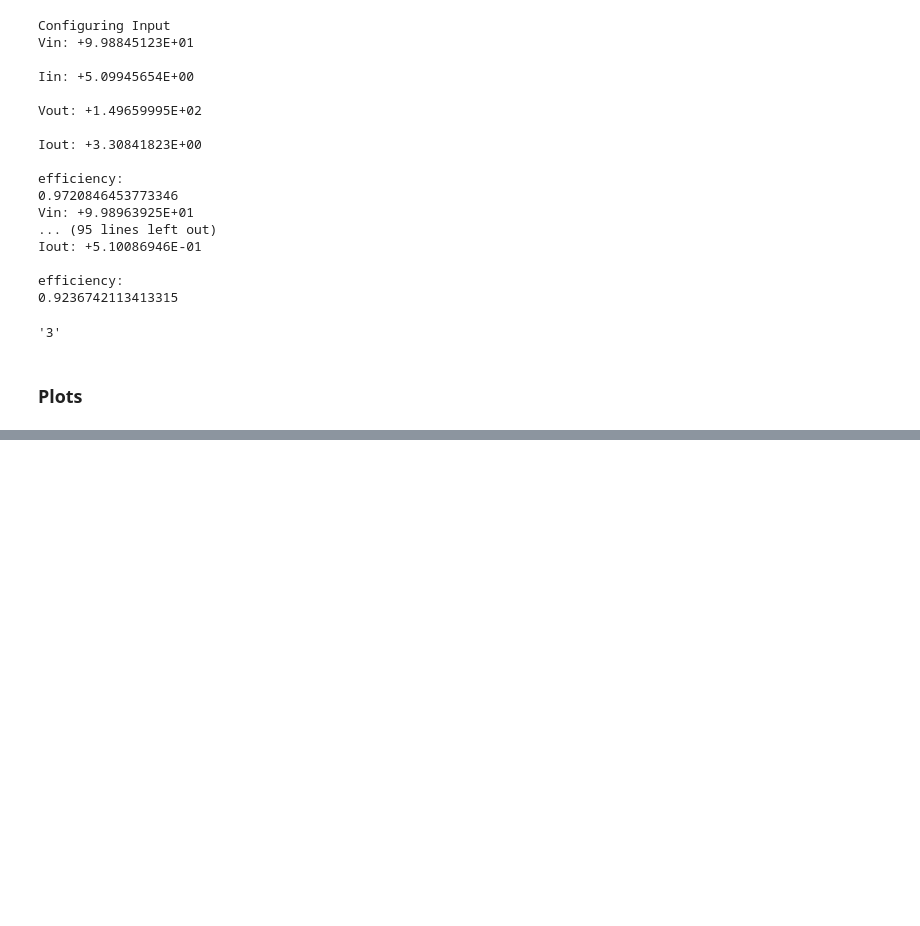
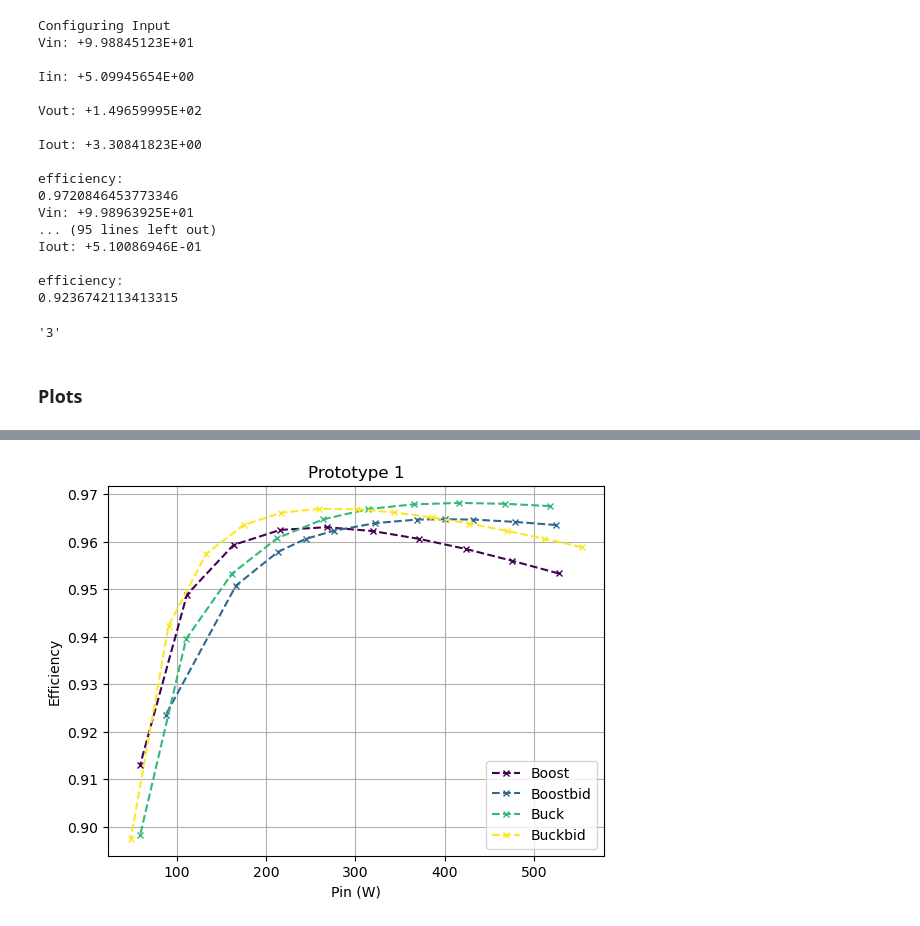
Before and after one commit to miguelfercos/SCPIAutomation, a Jupyter notebook: SCPI_final_no_load_aut_p3.ipynb, the cells around one changed output, grey strips where cells are left out. Cells and saved outputs as stored; diff of their text form; code cells hidden in the pictures; blank space fills up the shorter version.

```diff
--- a/SCPI_final_no_load_aut_p3.ipynb
+++ b/SCPI_final_no_load_aut_p3.ipynb
@@ -1005,0 +1059,44 @@ plt.show()
+# %%
+import os
+import matplotlib.pyplot as plt
+import pandas as pd
+
+# Define the main folder path and corresponding labels for the legend
+main_folder_path = r"C:\Users\PC\OneDrive - Universidad de Oviedo\PhD\5-FLEXI v2 validation\Prototype 1"
+label_prefix = "Eff"
+
+# Create an empty DataFrame to store the data from each CSV
+df = pd.DataFrame()
+selected_files=["DMMeff_Boost.csv","DMMeff_Boostbid.csv","DMMeff_Buck.csv","DMMeff_Buckbid.csv"]
+# selected_files=["DMMeff_Boost.csv","DMMeff_Buck.csv"]
+# Iterate through each subfolder in the main folder
+for root, dirs, files in os.walk(main_folder_path):
+    for file_name in files:
+        if file_name.endswith(".csv") and file_name in selected_files:
+            folder_name = os.path.basename(root)
+            label = file_name.replace("DMMeff_","").replace(".csv","")
+            file_path = os.path.join(root, file_name)
+            data = pd.read_csv(file_path)
+            data['Eff']=data['Pout']/data['Pin']
+            data['Label'] = label  # Add a column for the legend label
+            df = pd.concat([df, data], ignore_index=True)
+
+# Create a unique color for each line
+colors = plt.cm.get_cmap('viridis', len(df['Label'].unique()))
+
+# Plot the data
+fig, ax = plt.subplots()
+
+# Iterate over each unique label and plot the corresponding data
+for label, color in zip(df['Label'].unique(), colors.colors):
+    subset = df[df['Label'] == label]
+    ax.plot(subset['Pin'], subset['Eff'],linestyle='--', marker='x', markersize=5, label=label, color=color)
+    plt.title(folder_name)
+plt.grid(True)
+ax.set_xlabel('Pin (W)')
+ax.set_ylabel('Efficiency')
+ax.legend()
+
+plt.show()
+# %% [output]
+[figure, added]
```
Also changed, not shown: parts of 2 cells of this notebook.
